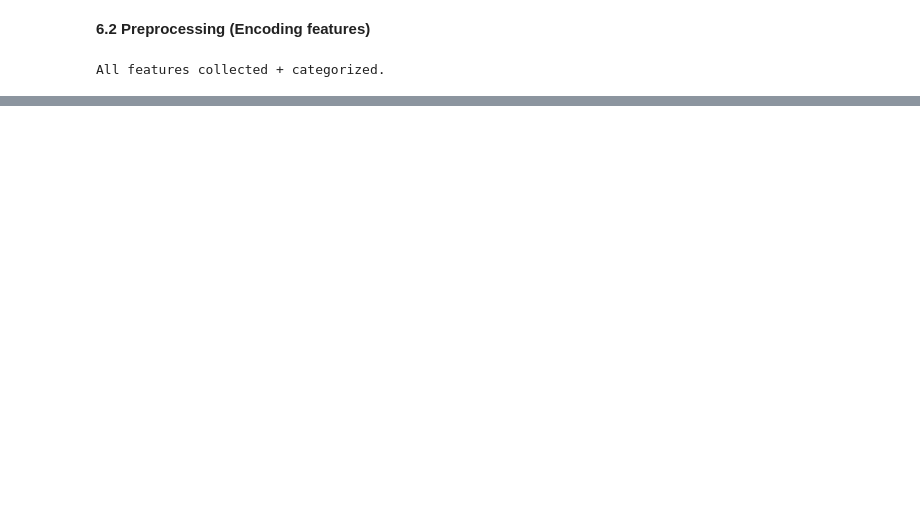
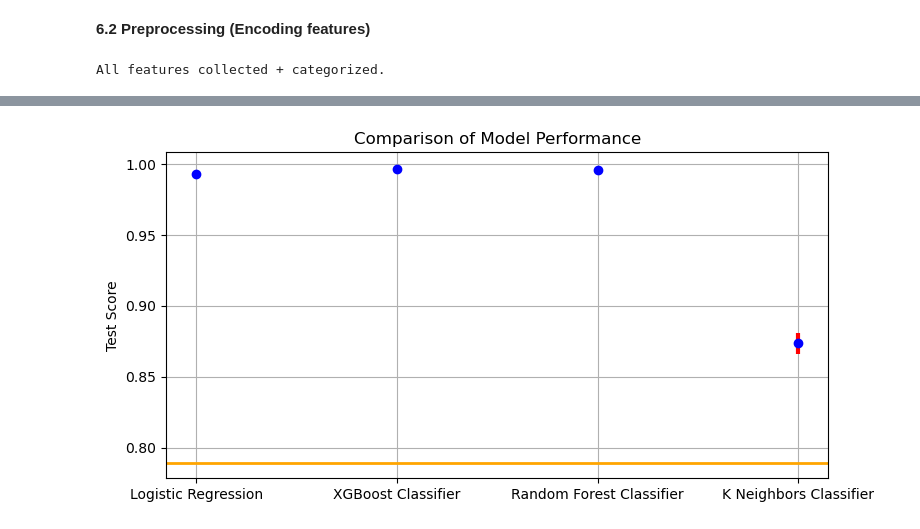
Before and after one commit to yxing12/data1030-load-default-prob, a Jupyter notebook: loan_default_prob_20w.ipynb, the cells around one changed output, grey strips where cells are left out. Saved outputs shown, nothing was run; the diff lists cells and outputs as text; code cells hidden in the pictures; blank space fills up the shorter version.

```diff
--- a/loan_default_prob.ipynb
+++ b/loan_default_prob_20w.ipynb
@@ -956,0 +1043,5 @@ preprocessor = ColumnTransformer(
+# %%
+# create a df to save mean and std of test scores across different models
+model_performances = []
+# %%
+X_20w, _, y_20w, _ = train_test_split(X, y, train_size = 200000/len(X), stratify=y, random_state=42)
@@ -956,0 +1090,14 @@ preprocessor = ColumnTransformer(
+# %%
+# Save results to pickle
+with open('data/model_selection_20w/LR_objects.pkl', 'wb') as f:
+    pickle.dump({'LR_test_scores': LR_test_scores,
+                 'LR_model': LR_model,
+                 'LR_results': LR_results}, f)
+
+with open('data/model_selection_20w/LR_objects.pkl', 'rb') as f:
+    data = pickle.load(f)
+
+# Accessing the objects again
+LR_test_scores = data['LR_test_scores']
+LR_model = data['LR_model']
+LR_results = data['LR_results']
@@ -956,0 +1323,3 @@ preprocessor = ColumnTransformer(
+# %%
+model_performances_df = pd.DataFrame(model_performances)
+model_performances_df
@@ -956,0 +1332,24 @@ preprocessor = ColumnTransformer(
+# %%
+# Visualize Model Performances
+
+plt.figure(figsize=(8,4))
+
+# plot model performances (mean test score + standard deviation)
+for i in range(len(model_performances_df)):
+    plt.errorbar(i, model_performances_df['Mean Test Score'][i], yerr=model_performances_df['Std Test Score'][i], fmt='o', color='b',
+                 ecolor='r', elinewidth=3, capsize=0)
+
+# Add a line for baseline accuracy
+plt.axhline(y=0.78896, color='orange', linestyle='-', linewidth=2, label='Baseline Accuracy')
+
+# Customize the plot with labels, title, and grid
+plt.xticks(range(len(model_performances_df)), model_performances_df['Model'])
+plt.title('Comparison of Model Performance')
+plt.ylabel('Test Score')
+plt.grid(True)
+
+# Show the plot
+plt.tight_layout()
+plt.show()
+# %% [output]
+[figure, added]
```
Also changed, not shown: parts of 70 cells of this notebook, 2 other files.
